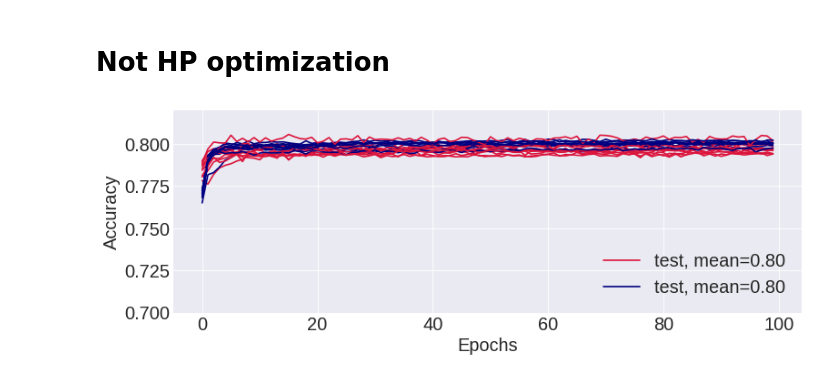
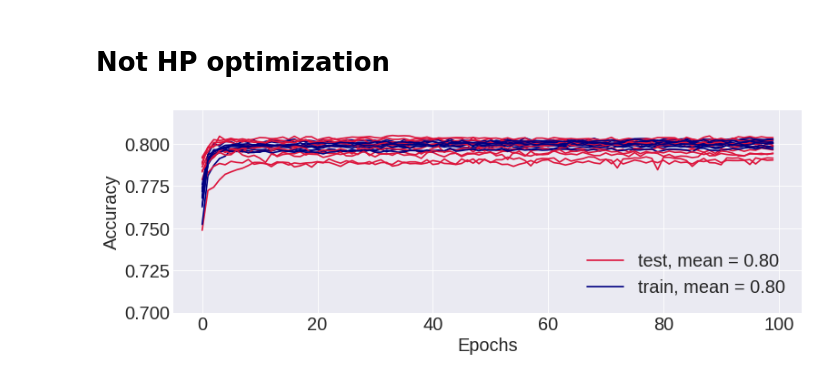
Before and after one commit to asdfbat/FYS-STK4155, a Jupyter notebook: Project2/src/credit_card_NN_TF.ipynb, the cells around one changed output. Saved outputs shown, nothing was run; the diff lists cells and outputs as text; code cells hidden in the pictures.

```diff
--- a/Project2/src/credit_card_NN_TF.ipynb
+++ b/Project2/src/credit_card_NN_TF.ipynb
@@ -231,32 +231,32 @@ def nn_reg():
     model.add(Dense(16, input_shape=(nr_params,), activation="linear", kernel_initializer='random_uniform'))
     model.add(Dense(16, activation="relu", kernel_initializer='random_uniform'))
     model.add(Dense(1, activation="sigmoid", kernel_initializer='random_uniform'))
     model.compile(optimizer=opti, loss="binary_crossentropy",  metrics=["accuracy"])
     return model
 
 acc1 = []
 area1 = []
 plt.figure(figsize=(10,4))
 mean_acc_test = 0
 mean_acc_train = 0
 nr_averages = 10
 for i in trange(nr_averages):
     X_train, X_test, Y_train, Y_test = train_test_split(input_data, output_data, test_size=0.3)
     Scaler = preprocessing.StandardScaler()
     X_train_scaled = Scaler.fit_transform(X_train)
     X_test_scaled = Scaler.transform(X_test)
 
     reg = KerasRegressor(build_fn=nn_reg, batch_size=256, epochs=100, validation_data=(X_test_scaled, Y_test), verbose=0)
     history = reg.fit(X_train_scaled, Y_train)
     mean_acc_test += history.history["val_accuracy"][-1]
     mean_acc_train += history.history["accuracy"][-1]
     plt.plot(history.history["val_accuracy"], c="crimson")
     plt.plot(history.history["accuracy"], c="navy")
-plt.legend([f"test, mean={mean_acc_test/nr_averages:.2f}", f"test, mean={mean_acc_train/nr_averages:.2f}"], loc=4)
+plt.legend([f"test, mean = {mean_acc_test/nr_averages:.2f}", f"train, mean = {mean_acc_train/nr_averages:.2f}"], loc=4)
 plt.xlabel("Epochs")
 plt.ylabel("Accuracy")
 plt.ylim(0.7, 0.82)
 plt.tight_layout()
 plt.savefig("../figs/CC_epochs_TF.pdf", bbox_inches="tight")
 # %% [output]
-[figure, old version]
+[figure, new version]
```
Also changed, not shown: 8 other files.
